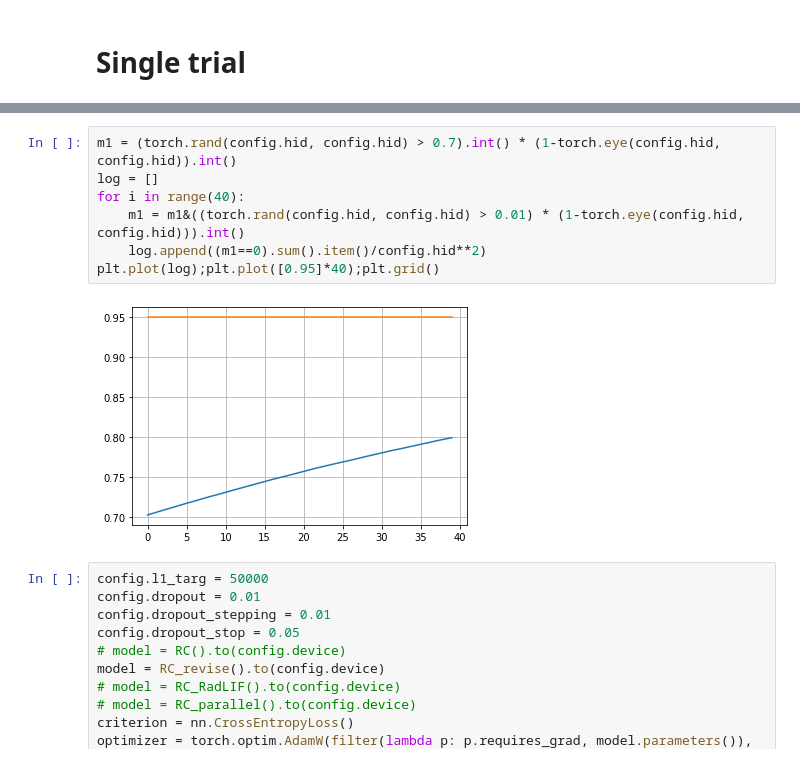
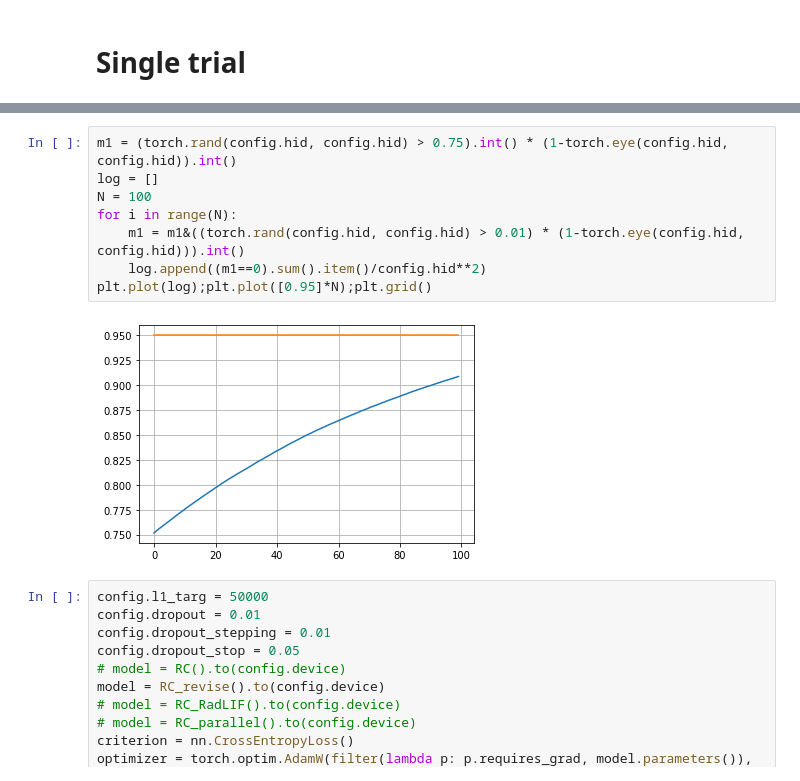
Before and after one commit to HuangHaoyu1997/Reservoir-Computing, a Jupyter notebook: new_RC.ipynb, the cells around one changed output, grey strips where cells are left out. Cells and saved outputs as stored; diff of their text form.

```diff
--- a/new_RC.ipynb
+++ b/new_RC.ipynb
@@ -874,12 +957,13 @@ def inference(data_set, model):
 # %%
-m1 = (torch.rand(config.hid, config.hid) > 0.7).int() * (1-torch.eye(config.hid, config.hid)).int()
+m1 = (torch.rand(config.hid, config.hid) > 0.75).int() * (1-torch.eye(config.hid, config.hid)).int()
 log = []
-for i in range(40):
+N = 100
+for i in range(N):
     m1 = m1&((torch.rand(config.hid, config.hid) > 0.01) * (1-torch.eye(config.hid, config.hid))).int()
     log.append((m1==0).sum().item()/config.hid**2)
-plt.plot(log);plt.plot([0.95]*40);plt.grid()
+plt.plot(log);plt.plot([0.95]*N);plt.grid()
 # %% [output]
-[figure, old version]
+[figure, new version]
 # %%
 config.l1_targ = 50000
 config.dropout = 0.01
```
Also changed, not shown: parts of 16 cells of this notebook, 24 other files.
